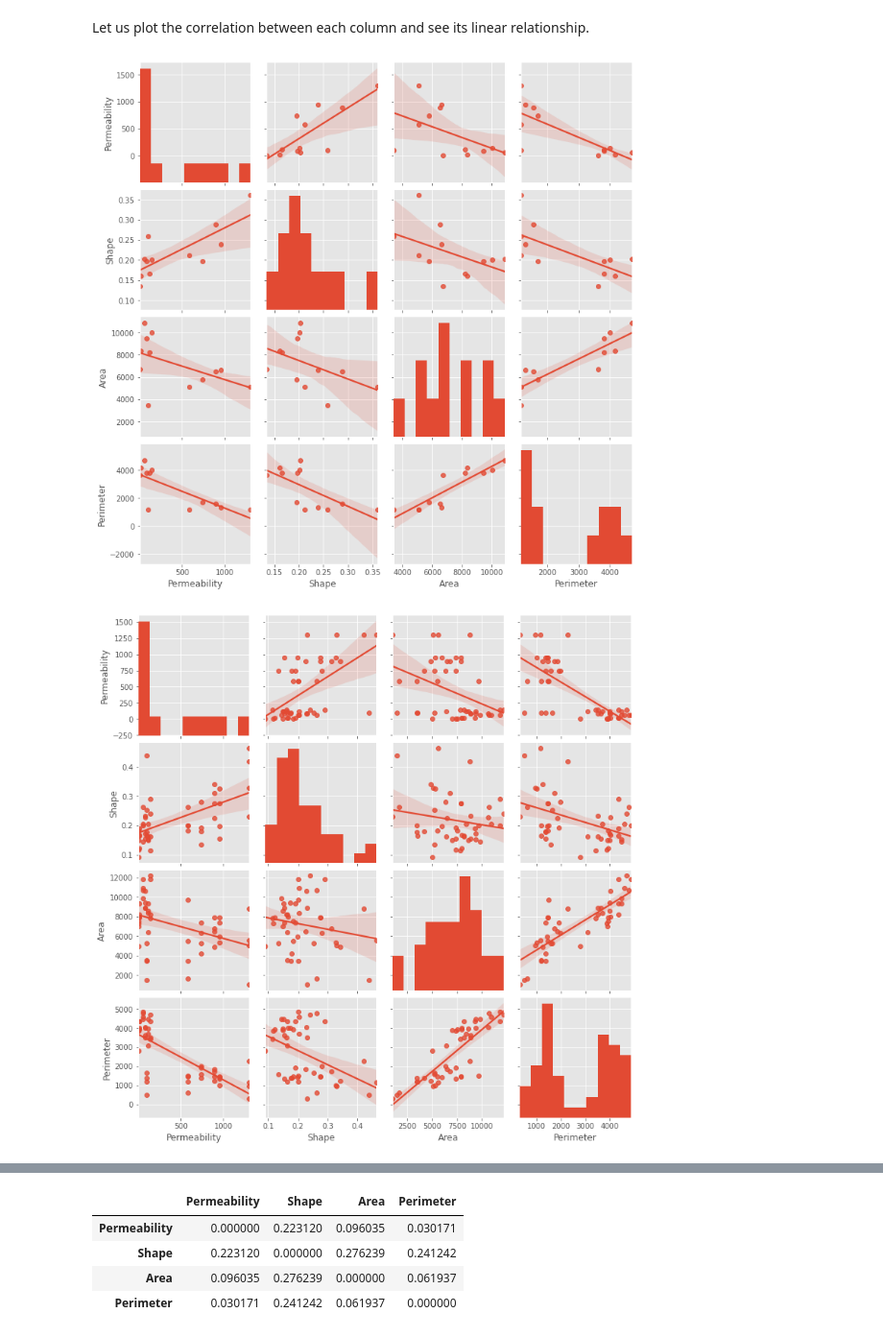
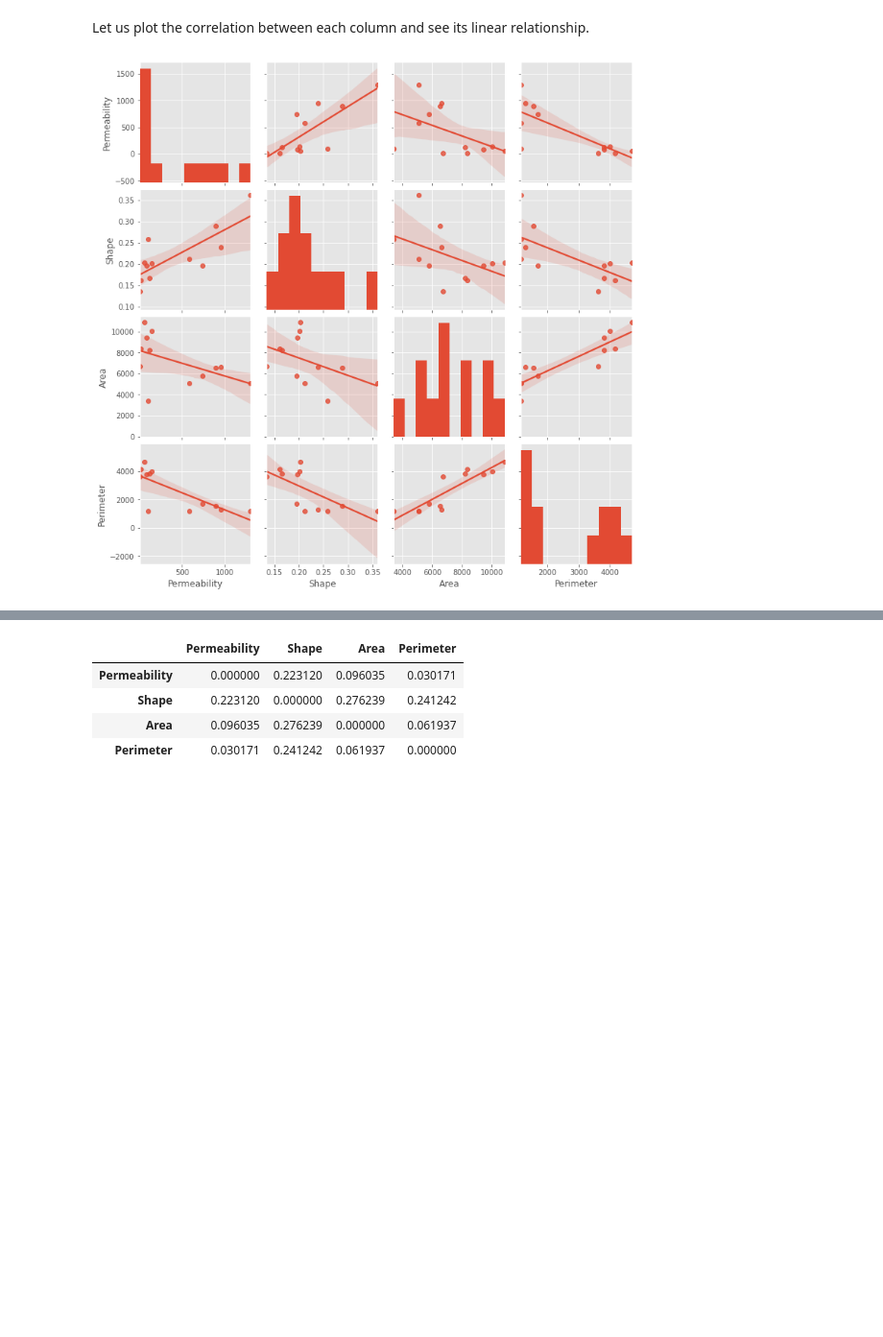
Before and after one commit to mavsison/core-sample-permeability-prediction, a Jupyter notebook: Petroleum Rock.ipynb, the cells around one changed output, grey strips where cells are left out. Shown: that part at 96% size. Cells and saved outputs as stored; diff of their text form; code cells hidden in the pictures; blank space fills up the shorter version.

```diff
--- a/Petroleum Rock.ipynb
+++ b/Petroleum Rock.ipynb
@@ -120,12 +120,7 @@ With these info, the analysis that will be done is with both per cross section d
 # %% [markdown]
 Let us plot the correlation between each column and see its linear relationship.
 # %%
-plt.style.use('ggplot')
-
 sns.pairplot(per_core, kind='reg')
-sns.pairplot(rock, kind='reg')
-
 plt.show()
 # %% [output]
-[figure, old version]
+[figure, new version]
-[figure, removed]
```
Also changed, not shown: parts of 22 cells of this notebook.
